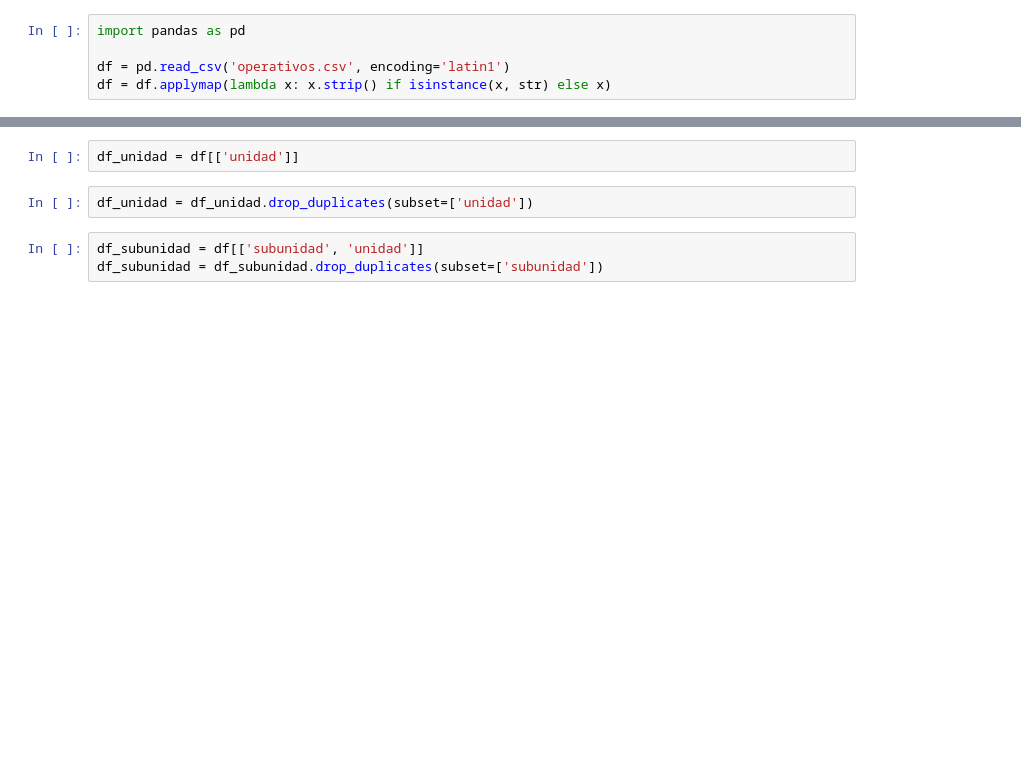
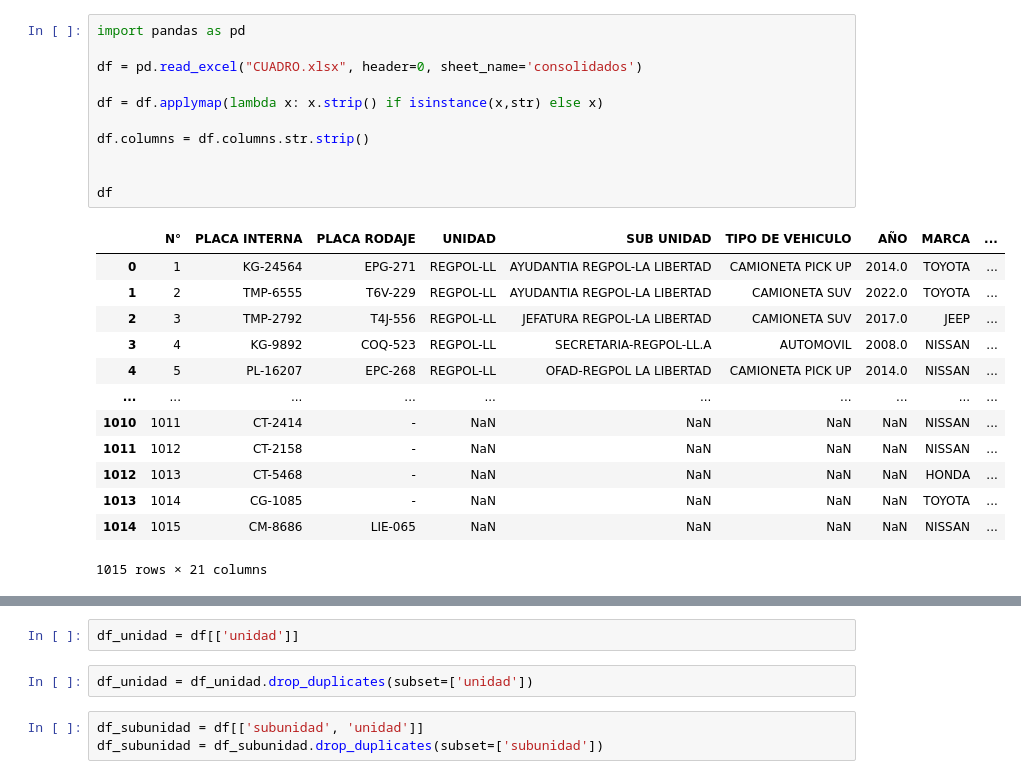
Before and after one commit to BKMS94/SoftPoli, a Jupyter notebook: limpieza_datos/prueba.ipynb, the cells around one changed output, grey strips where cells are left out. Cells and saved outputs as stored; diff of their text form; blank space fills up the shorter version.

```diff
--- a/limpieza_datos/prueba.ipynb
+++ b/limpieza_datos/prueba.ipynb
@@ -1,8 +1,28 @@
 # %%
 import pandas as pd
 
-df = pd.read_csv('operativos.csv', encoding='latin1')
-df = df.applymap(lambda x: x.strip() if isinstance(x, str) else x)
+df = pd.read_excel("CUADRO.xlsx", header=0, sheet_name='consolidados')
+
+df = df.applymap(lambda x: x.strip() if isinstance(x,str) else x)
+
+df.columns = df.columns.str.strip()
+
+
+df
+# %% [output]
+|  | N° | PLACA INTERNA | PLACA RODAJE | UNIDAD | SUB UNIDAD | TIPO DE VEHICULO | AÑO | MARCA | ... |
+| 0 | 1 | KG-24564 | EPG-271 | REGPOL-LL | AYUDANTIA REGPOL-LA LIBERTAD | CAMIONETA PICK UP | 2014.0 | TOYOTA | ... |
+| 1 | 2 | TMP-6555 | T6V-229 | REGPOL-LL | AYUDANTIA REGPOL-LA LIBERTAD | CAMIONETA SUV | 2022.0 | TOYOTA | ... |
+| 2 | 3 | TMP-2792 | T4J-556 | REGPOL-LL | JEFATURA REGPOL-LA LIBERTAD | CAMIONETA SUV | 2017.0 | JEEP | ... |
+| 3 | 4 | KG-9892 | COQ-523 | REGPOL-LL | SECRETARIA-REGPOL-LL.A | AUTOMOVIL | 2008.0 | NISSAN | ... |
+| 4 | 5 | PL-16207 | EPC-268 | REGPOL-LL | OFAD-REGPOL LA LIBERTAD | CAMIONETA PICK UP | 2014.0 | NISSAN | ... |
+| ... | ... | ... | ... | ... | ... | ... | ... | ... | ... |
+| 1010 | 1011 | CT-2414 | - | NaN | NaN | NaN | NaN | NISSAN | ... |
+| 1011 | 1012 | CT-2158 | - | NaN | NaN | NaN | NaN | NISSAN | ... |
+| 1012 | 1013 | CT-5468 | - | NaN | NaN | NaN | NaN | HONDA | ... |
+| 1013 | 1014 | CG-1085 | - | NaN | NaN | NaN | NaN | TOYOTA | ... |
+| 1014 | 1015 | CM-8686 | LIE-065 | NaN | NaN | NaN | NaN | NISSAN | ... |
+1015 rows × 21 columns
 # %%
 df.head()
 # %% [output]
```
Also changed, not shown: parts of 5 cells of this notebook, 6 other files.
